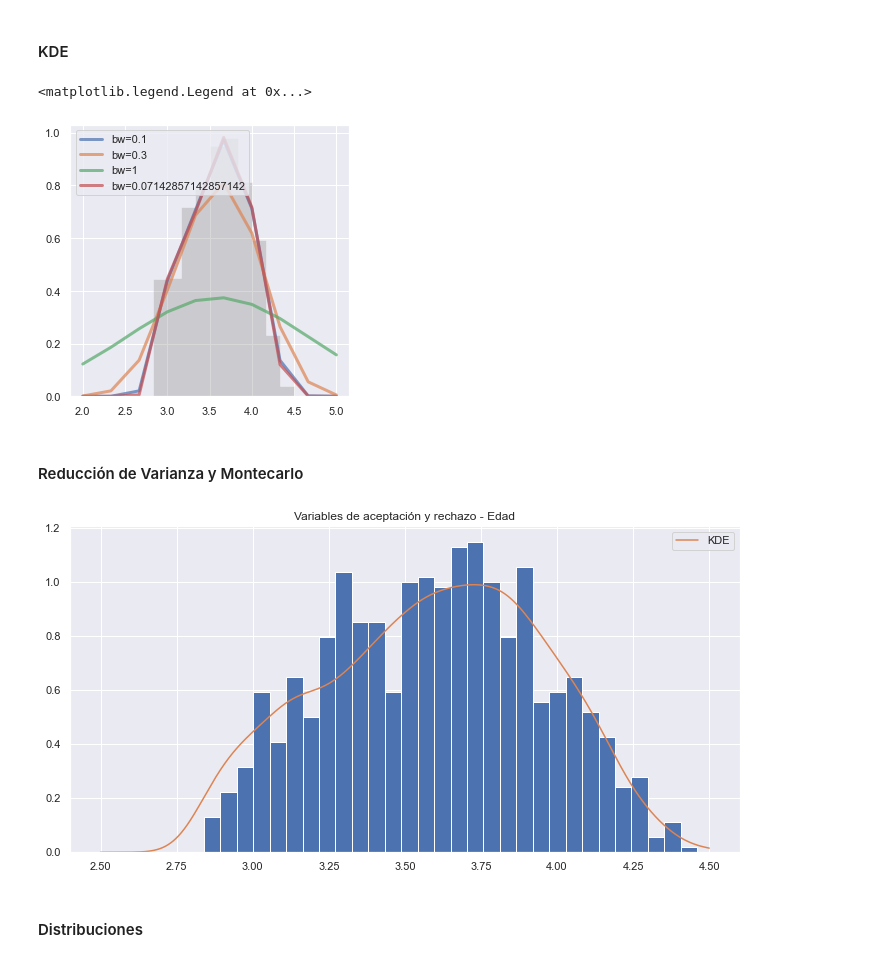
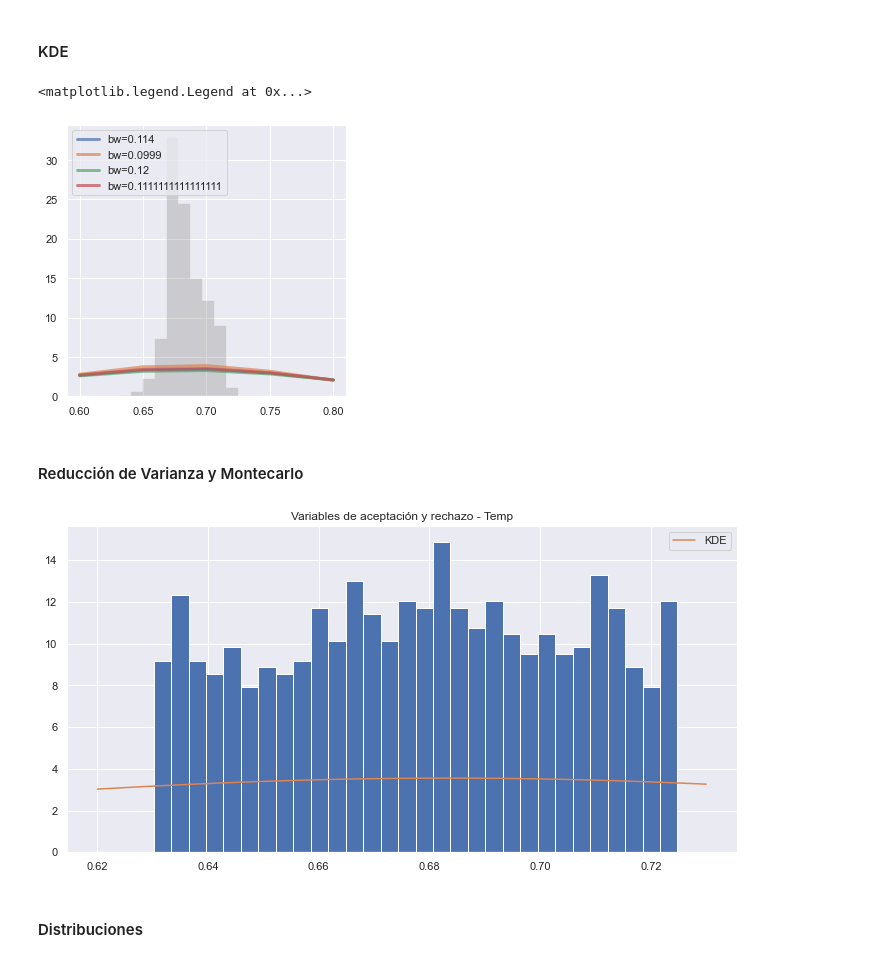
Before and after one commit to Tania-Bell/Proyecto_Modulo1, a Jupyter notebook: Proyecto_BellT_FloresA adult census.ipynb, the cells around one changed output. Cells and saved outputs as stored; diff of their text form; code cells hidden in the pictures.

```diff
--- a/Proyecto_BellT_FloresA adult census.ipynb
+++ b/Proyecto_BellT_FloresA adult census.ipynb
@@ -74,7 +68,7 @@ import warnings
 warnings.filterwarnings("ignore")
 # %%
 # importación de los datos, el archivo está en un csv y se llama adult
-data = pd.read_csv('adult.csv')
-data = data[['age','educational-num','capital-gain','hours-per-week']].head(20001)
+data = pd.read_csv('SolarPrediction.csv')
+#data = data[['age','educational-num','capital-gain','hours-per-week']].head(20001)
 data
 # %% [output]
@@ -277,8 +276,8 @@ def chi_cuadrada(dist:'Distribución Óptima', data:'Nodo', x:'x', y:'y', J1:'Bi
 # %% [markdown]
 #### Box-Plots y Ajuste de datos
 # %%
-edad = np.array(data['age'])
-plt.boxplot(edad,vert=False)
-plt.title('Edad')
+temp = np.array(data['Temperature'])
+plt.boxplot(temp,vert=False)
+plt.title('Temperature')
 plt.show() #mostramos boxplot e identificamos outliers
 # %% [output]
@@ -286,5 +285,5 @@ plt.show() #mostramos boxplot e identificamos outliers
 # %%
-edad = np.log(edad[edad>0])
-edad = edad[~np.isnan(edad)]
-edad #aplicamos una transformación logartmica para ver si mejora la distribución de nuestros datos
+temp = np.log(temp[temp>0])
+temp = temp[~np.isnan(temp)]
+temp #aplicamos una transformación logaritmica para ver si mejora la distribución de nuestros datos
 # %% [output]
@@ -316,33 +314,33 @@ print(grid.best_params_) # usando KDE encontramos un bandwith para el mejor ajus
 #### KDE
 # %%
 fig, ax = plt.subplots()
-for bandwidth in [0.1, 0.3, 1, 0.07142857142857142]:
-    ax.plot(np.linspace(2,5,10), kde_sklearn(edad, np.linspace(2,5,10), bandwidth=bandwidth),
+for bandwidth in [0.114, 0.0999, .12, 0.1111111111111111]:
+    ax.plot(np.linspace(.6,.8,5), kde_sklearn(temp, np.linspace(.6,.8,5), bandwidth=bandwidth),
             label='bw={0}'.format(bandwidth), linewidth=3, alpha=0.7)
-ax.hist(edad, 10, fc='gray', histtype='stepfilled', alpha=0.3, density=True)
+ax.hist(temp, 10, fc='gray', histtype='stepfilled', alpha=0.3, density=True)
 ax.legend(loc='upper left') # vemos en el grafico el ajuste de los datos usando diferentes bw y vemos como funciona el que nos arrojo
 # %% [output]
 <matplotlib.legend.Legend at 0x...>
-[figure, old version]
+[figure, new version]
 # %% [markdown]
 #### Reducción de Varianza y Montecarlo
 # %%
-model = KernelDensity(bandwidth=0.07142857142857142) #usando bandwidth óptimo
-model.fit(edad.reshape(-1, 1))
-x_grid = np.linspace(2.5, 4.5, 10000)
-pdf_edad = pdf(x_grid[:, None], model) # usando función pdf
+model = KernelDensity(bandwidth=0.1111111111111) #usando bandwidth óptimo
+model.fit(temp.reshape(-1, 1))
+x_grid = np.linspace(.62, .73, 10000)
+pdf_temp = pdf(x_grid[:, None], model) # usando función pdf
 
 plt.figure(figsize=(12,6))
-var_aleatorias = red_var(edad,1000*5,pdf, lambda x: max(pdf_edad) * np.ones(len(x)), model) # usand pdf
+var_aleatorias = red_var(temp,1000*5,pdf, lambda x: max(pdf_temp) * np.ones(len(x)), model) # usand pdf
 
 plt.hist(var_aleatorias, 30, density=True)
 
-plt.plot(x_grid, pdf_edad, alpha=1, label='KDE') # graficamos
-plt.title('Variables de aceptación y rechazo - Edad')
+plt.plot(x_grid, pdf_temp, alpha=1, label='KDE') # graficamos
+plt.title('Variables de aceptación y rechazo - Temp')
 plt.legend()
 plt.show()
 # %% [output]
-[figure, old version]
+[figure, new version]
 # %% [markdown]
 #### Distribuciones
 # %%
```
Also changed, not shown: parts of 68 cells of this notebook, 1 other file.
